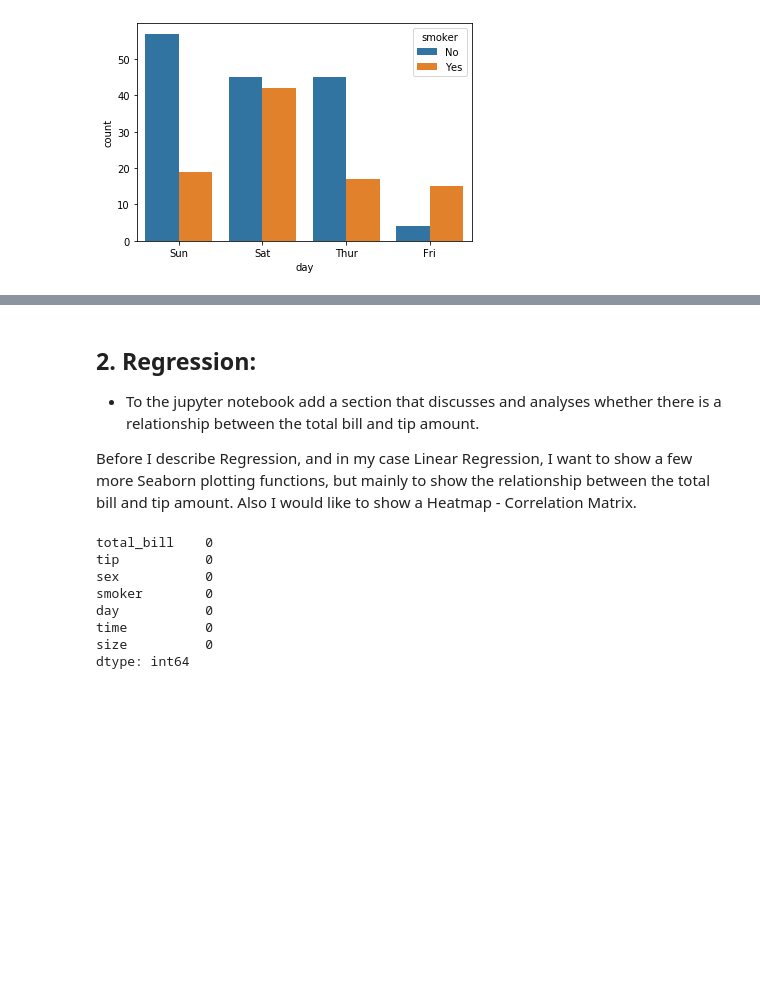
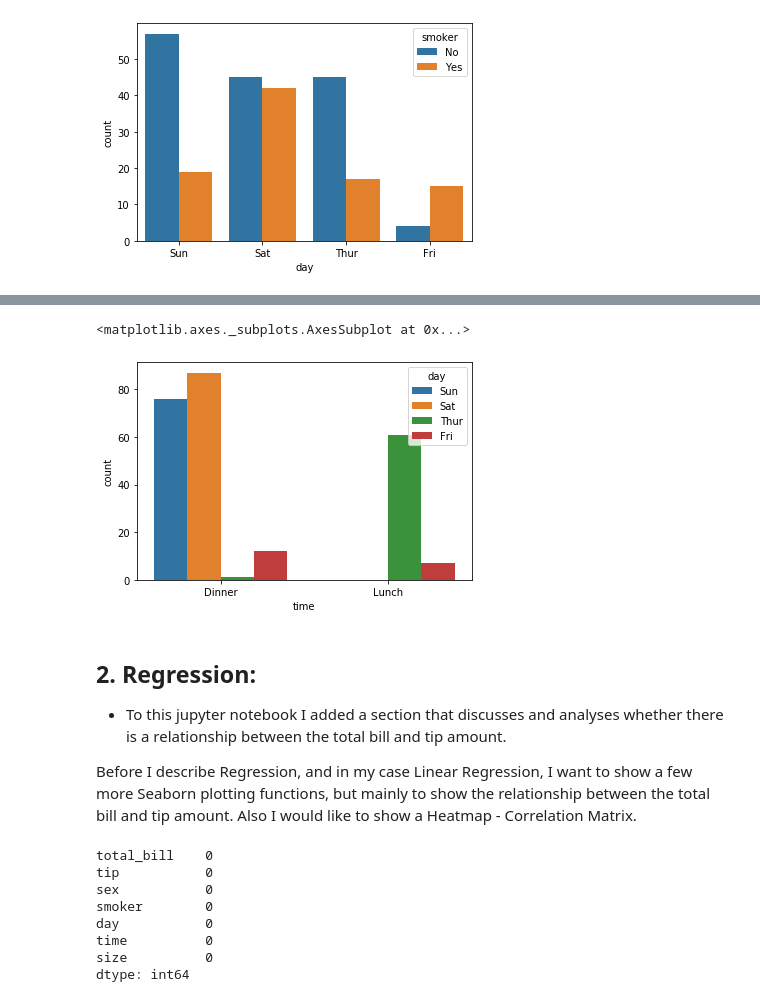
Before and after one commit to HenkT28/Fundamentals_Of_Data_Analysis_Assessment, a Jupyter notebook: Tips_Dataset.ipynb, the cells around one changed output, grey strips where cells are left out. Saved outputs shown, nothing was run; the diff lists cells and outputs as text; code cells hidden in the pictures; blank space fills up the shorter version.

```diff
--- a/Tips_Dataset.ipynb
+++ b/Tips_Dataset.ipynb
@@ -328,7 +343,12 @@ sns.countplot(x='day', hue='smoker' , data=tips)
+# %%
+sns.countplot(x='time', hue='day' , data=tips)
+# %% [output]
+<matplotlib.axes._subplots.AxesSubplot at 0x...>
+[figure, added]
 # %% [markdown]
 ## 2. Regression:
 
-* To the jupyter notebook add a section that discusses and analyses whether there is a relationship between the total bill and tip amount.
+* To this jupyter notebook I added a section that discusses and analyses whether there is a relationship between the total bill and tip amount.
 
 Before I describe Regression, and in my case Linear Regression, I want to show a few more Seaborn plotting functions, but mainly to show the relationship between the total bill and tip amount. Also I would like to show a Heatmap - Correlation Matrix.
 # %%
```
Also changed, not shown: parts of 42 cells of this notebook.
